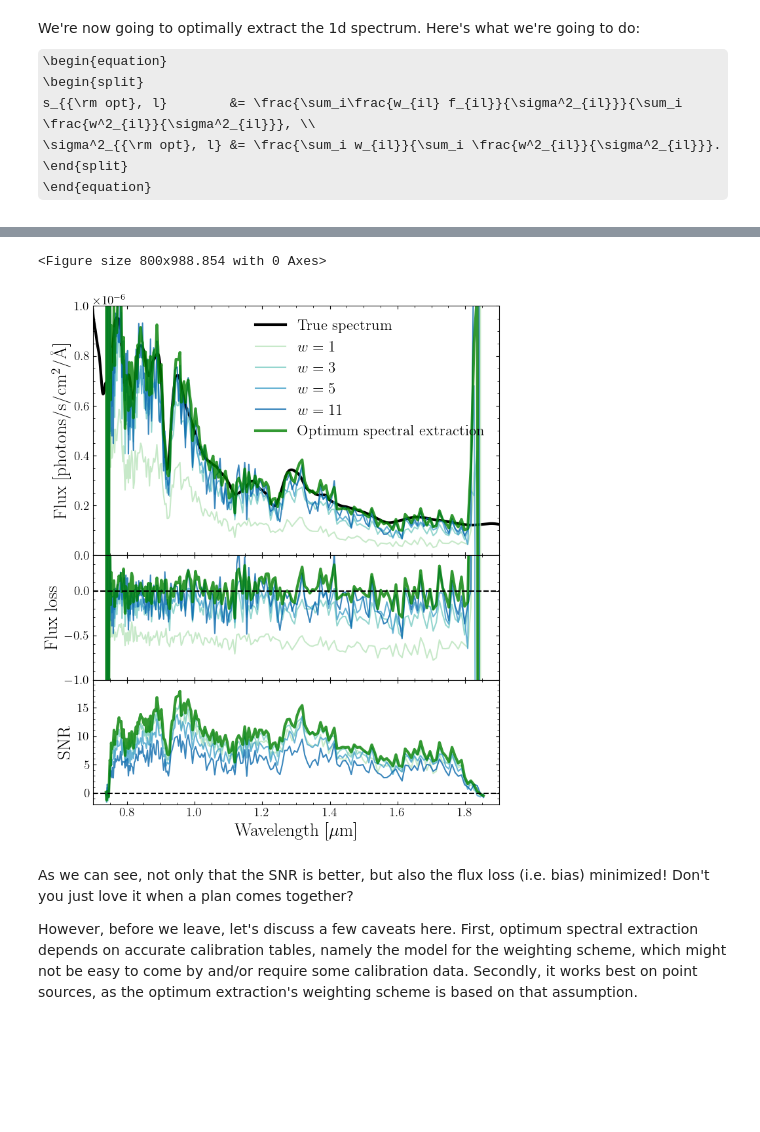
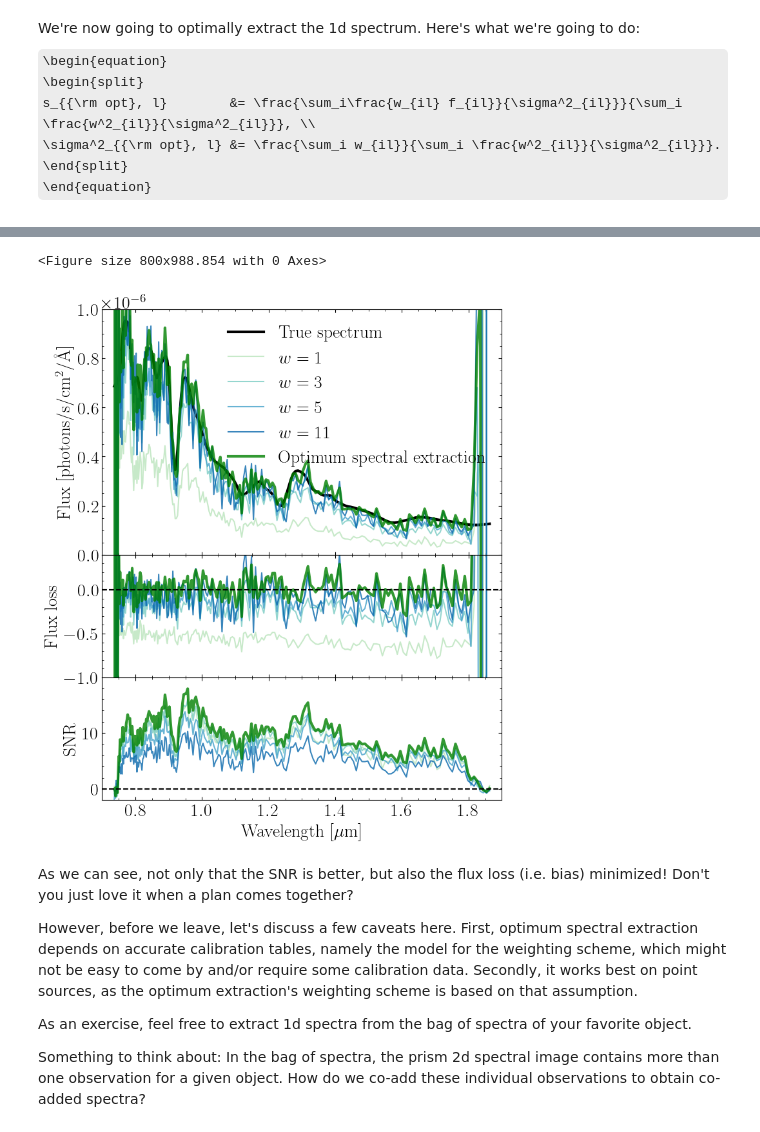
Before and after one commit to sangeetak20/RomanSpectraDataChallenge, a Jupyter notebook: DataChallenge2/prism_demo/prism_1d_spectral_extraction_using_simple_summation_and_optimum_spectral_extraction.ipynb, the cells around one changed output, grey strips where cells are left out. Saved outputs shown, nothing was run; the diff lists cells and outputs as text; code cells hidden in the pictures; some formulas as TeX source; blank space fills up the shorter version.

```diff
--- a/DataChallenge2/prism_demo/prism_1d_spectral_extraction_using_simple_summation_and_optimum_spectral_extraction.ipynb
+++ b/DataChallenge2/prism_demo/prism_1d_spectral_extraction_using_simple_summation_and_optimum_spectral_extraction.ipynb
@@ -888,10 +882,20 @@ s_{{\rm opt}, l}        &= \frac{\sum_i\frac{w_{il} f_{il}}{\sigma^2_{il}}}{\sum
 # %%
 ## Here's the main event. We're going to do the weighting wavelength-by-wavelength. For a given wavelength we'll
 ## set up a Lorentzian 1D model using astropy with the proper width and zero point.
+
+## First we create an array to store the values of the Lorentzian HWHM as a function of the wavelength, and
+## the weight array itself.
+gammaInterp = np.zeros(wavePix.size)
+weights     = np.zeros((wavePix.size, nK))
+
+## We also declare an empty array to store the extracted 1d spectrum and the uncertainties
+spec1d_opt_noisy  = np.empty(wavePix.size)
+spec1d_opt_stdDev = np.empty(wavePix.size)
+
 for l in range(wavePix.size):
     gammaInterp[l] = f(wavePix[l].value)
 
-    model = modeling.models.Lorentz1D(x_0=(shiftY / constants.ROMAN_PIXSCALE).value, amplitude=1.0, fwhm=gammaInterp[l])
+    model = modeling.models.Lorentz1D(x_0=(shiftY / ROMAN_PIXEL_SCALE).value, amplitude=1.0, fwhm=gammaInterp[l])
 
     weights[l] = model(pixCoords)
 
@@ -902,13 +906,13 @@ for l in range(wavePix.size):
     spec1d_opt_stdDev[l] = np.sqrt(np.sum(weights[l, yyMin:yyMax]) / np.sum(weights[l, yyMin:yyMax]**2 / varImage[yyMin:yyMax,l+xxMin]))
 
     ## And this is the corresponding calibrated spectrum
-    spec1d_opt_noisy[l]  = (spec1d_opt_noisy[l] / tExp / effArea[l] / dispersion[l]).value
-    spec1d_opt_stdDev[l] = (spec1d_opt_stdDev[l] / tExp / effArea[l] / dispersion[l]).value
+    spec1d_opt_noisy[l]  = (spec1d_opt_noisy[l] / tExp / effArea[l] / specSamp[l]).value
+    spec1d_opt_stdDev[l] = (spec1d_opt_stdDev[l] / tExp / effArea[l] / specSamp[l]).value
 
 spec1d_opt_noisy *= syn.units.PHOTLAM
 spec1d_opt_stdDev *= syn.units.PHOTLAM
 
-fluxLoss_opt = (spec1d_opt_noisy - true1dSpec_resampled) / true1dSpec_resampled
+fluxLoss_opt = (spec1d_opt_noisy - sn_true1dSpec) / sn_true1dSpec
 
 snr_opt = spec1d_opt_noisy / spec1d_opt_stdDev
 # %%
@@ -918,14 +922,11 @@ nCols = 1
 xSize = 8
 ySize = 2 * xSize / GOLDEN_RATIO
 
-xMin, xMax = 0.7000, 1.9000
-dX, dMX = 0.2000, 0.0500
+xMin, xMax, dX, dMX = 0.7000, 1.9000, 0.2000, 0.0500
 
 yMin, yMax = 0.0, 1.e-6
 
 opacity = 0.8
-
-plotting.def_plot_values_extra_large()
 
 fig = plt.figure(figsize=(xSize, ySize))
 
@@ -933,7 +934,7 @@ fig, axes = plt.subplots(nRows, nCols, sharex=True, sharey=False, figsize=(xSize
 
 plt.subplots_adjust(hspace=0.0)
 
-axes[0].plot(LAMBDA_GRID.to(u.micron), sn_flux_photlam, 'k-', label='True spectrum', linewidth=3)
+axes[0].plot(wavePix.to(u.micron), sn_true1dSpec, 'k-', label='True spectrum', linewidth=3)
 
 axes[1].axhline(color='k', linestyle='--')
 
@@ -944,12 +945,12 @@ for k, (dK, color) in enumerate(zip(dKs, colors)):
     spec1dStdDev = spec1d_uncalib_stdDev[k] * u.adu / u.pix
 
     ## Here the spectrum is divided by the spectral sampling, effective area, and the exposure time
-    spec1d_cal_noisy = (spec1dNoisy / exposureTimeSp / effArea / dispersion) / (1.0 * u.adu / u.ph)
-    spec1d_cal_std   = (spec1dStdDev /  exposureTimeSp / effArea / dispersion) / (1.0 * u.adu / u.ph)
+    spec1d_cal_noisy = (spec1dNoisy / exposureTimeSp / effArea / specSamp) / (1.0 * u.adu / u.ph)
+    spec1d_cal_std   = (spec1dStdDev /  exposureTimeSp / effArea / specSamp) / (1.0 * u.adu / u.ph)
 
     axes[0].plot(wavePix.to(u.micron), spec1d_cal_noisy, '-', color=color, label=label, alpha=opacity)
 
-    fluxLoss = (spec1d_cal_noisy - true1dSpec_resampled) / true1dSpec_resampled
+    fluxLoss = (spec1d_cal_noisy - sn_true1dSpec) / sn_true1dSpec
 
     axes[1].plot(wavePix.to(u.micron), fluxLoss, '-', color=color, label=label, alpha=opacity)
 
@@ -967,19 +968,17 @@ axes[2].plot(wavePix.to(u.micron), snr_opt, '-', color=opt_color, linewidth=3, a
 
 axes[0].set_xlim(xMin, xMax)
 axes[0].set_ylim(0.0, yMax)
-axes[0].xaxis.set_major_locator(ticker.MultipleLocator(dX))
-axes[0].xaxis.set_minor_locator(ticker.MultipleLocator(dMX))
-axes[0].yaxis.set_major_locator(ticker.MultipleLocator(2.0e-7))
-axes[0].yaxis.set_minor_locator(ticker.MultipleLocator(0.5e-7))
+axes[0].xaxis.set_major_locator(ticker.AutoLocator())
+axes[0].xaxis.set_minor_locator(ticker.AutoMinorLocator())
+axes[0].yaxis.set_major_locator(ticker.AutoLocator())
+axes[0].yaxis.set_minor_locator(ticker.AutoMinorLocator())
 
-axes[0].legend(frameon=False)
-
-dY, dMY = 0.5, 0.1
+axes[0].legend(frameon=False);
 
 axes[1].axhline(linestyle='--', color='k')
 
-axes[1].yaxis.set_major_locator(ticker.MultipleLocator(dY))
-axes[1].yaxis.set_minor_locator(ticker.MultipleLocator(dMY))
+axes[1].yaxis.set_major_locator(ticker.AutoLocator())
+axes[1].yaxis.set_minor_locator(ticker.AutoMinorLocator())
 
 axes[1].set_ylim(-1.0, +0.4)
 
@@ -991,11 +990,9 @@ axes[2].axhline(linestyle='--', color='k')
 
 axes[2].set_xlabel(r'Wavelength [$\mu$m]')
 
-dY, dMY = 5, 1
-
 axes[2].set_ylim(-2.0, +19.9)
-axes[2].yaxis.set_major_locator(ticker.MultipleLocator(dY))
-axes[2].yaxis.set_minor_locator(ticker.MultipleLocator(dMY))
+axes[2].yaxis.set_major_locator(ticker.AutoLocator())
+axes[2].yaxis.set_minor_locator(ticker.AutoMinorLocator())
 
 axes[2].set_ylabel(r'SNR');
 # %% [output]
@@ -1003,6 +1000,10 @@ OPTIMAL EXTRACTION MEDIAN FLUX LOSS = 0.017882200537592194 MEDIAN SNR = 9.927117
 <Figure size 800x988.854 with 0 Axes>
-[figure, old version]
+[figure, new version]
 # %% [markdown]
 As we can see, not only that the SNR is better, but also the flux loss (i.e. bias) minimized! Don't you just love it when a plan comes together?
 
 However, before we leave, let's discuss a few caveats here. First, optimum spectral extraction depends on accurate calibration tables, namely the model for the weighting scheme, which might not be easy to come by and/or require some calibration data. Secondly, it works best on point sources, as the optimum extraction's weighting scheme is based on that assumption.
+
+As an exercise, feel free to extract 1d spectra from the bag of spectra of your favorite object.
+
+Something to think about: In the bag of spectra, the prism 2d spectral image contains more than one observation for a given object. How do we co-add these individual observations to obtain co-added spectra?
```
Also changed, not shown: parts of 35 cells of this notebook, 2 other files.
